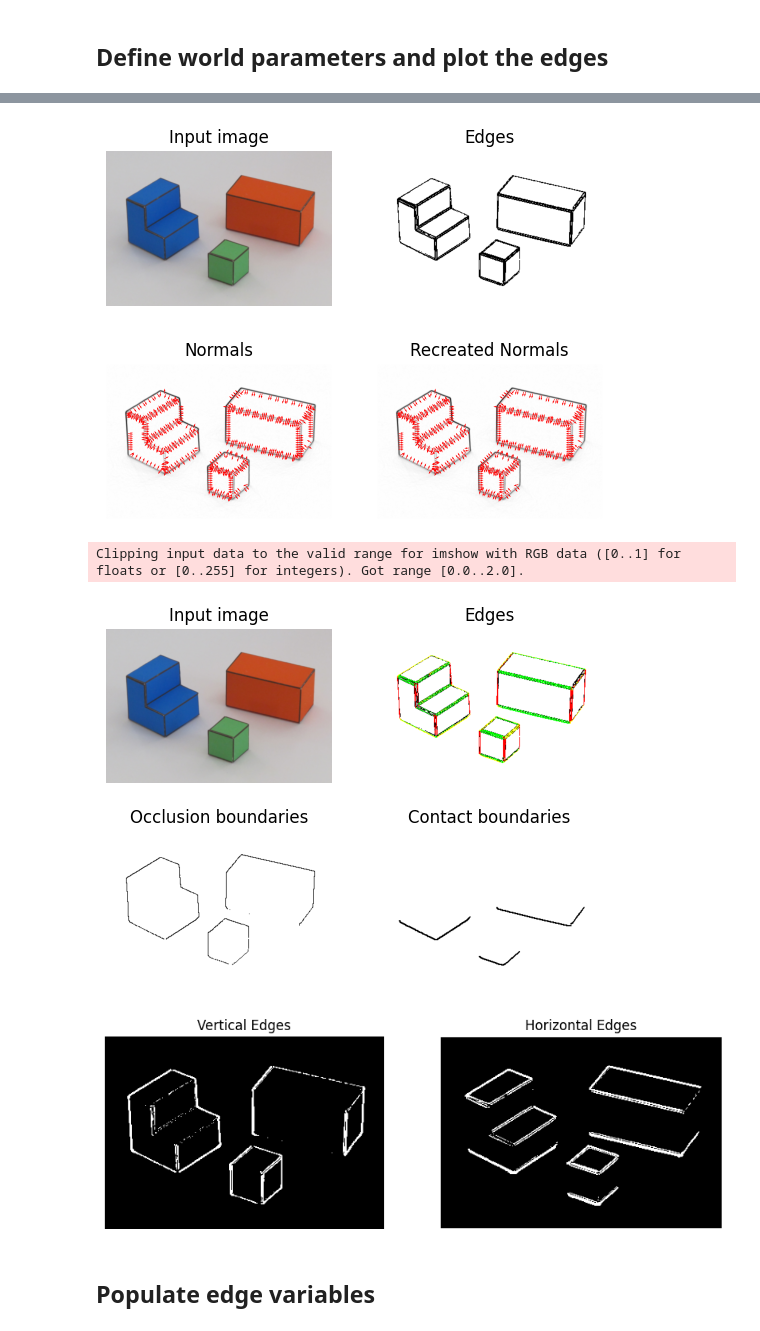
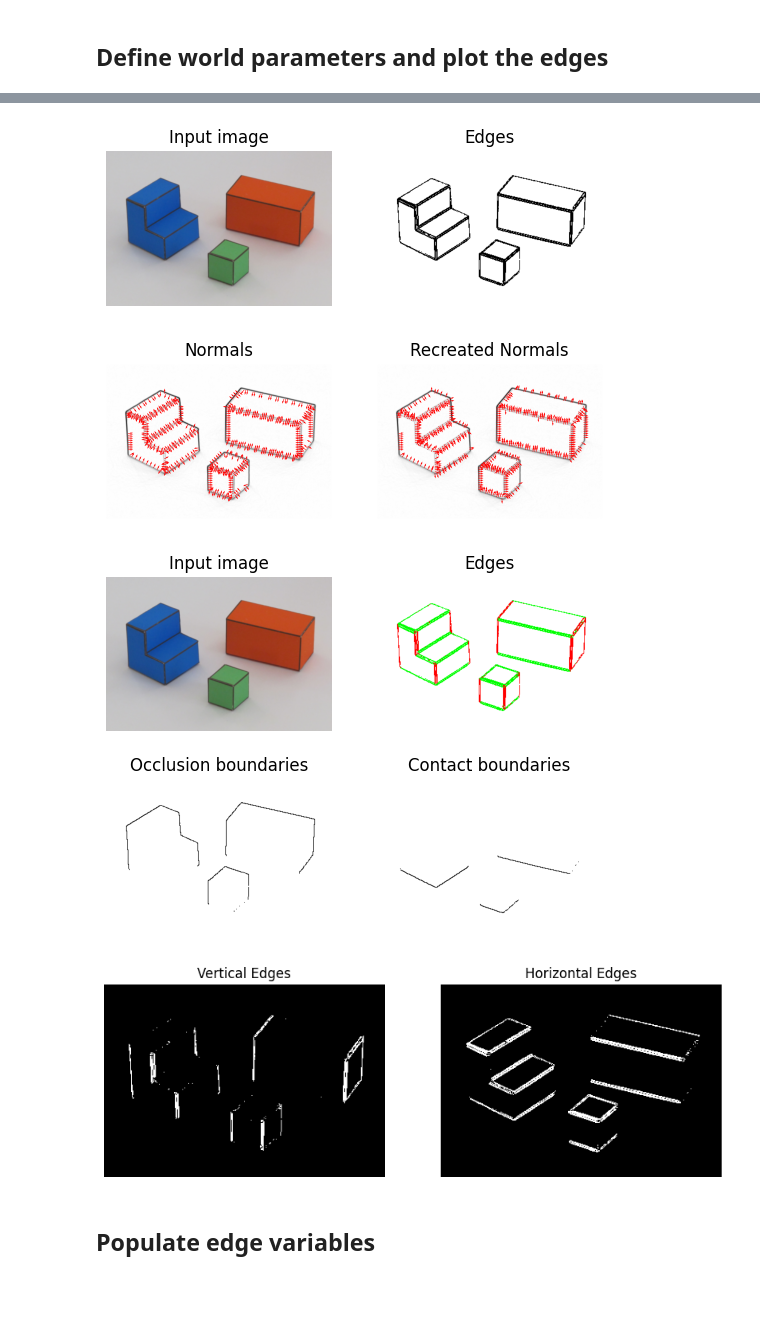
Before and after one commit to MariaChrysafis/Schoolwork, a Jupyter notebook: 6.S058/pset1/pset1_2025.ipynb, the cells around one changed output, grey strips where cells are left out. Drawn from its saved outputs; the diff is of its cells as text; code cells hidden in the pictures; blank space fills up the shorter version.

```diff
--- a/6.S058/pset1/pset1_2025.ipynb
+++ b/6.S058/pset1/pset1_2025.ipynb
@@ -107,10 +107,20 @@ edges = edges * foreground
 ### COMPLETE THE CODE BELOW (TODOs) AND COPY IT INTO YOUR REPORT ###
 ####################################################################
 pi = math.pi
-edge_orientation = np.arctan2(dmdy, dmdx) #TODO
-threshold = 60  # Adjust based on image contrast
-vertical_edges = np.abs(conv2d(m, np.array([[-1, 0, 1], [-2, 0, 2], [-1, 0, 1]], dtype=np.float32), 'same')) > threshold
-horizontal_edges = np.abs(conv2d(m, np.array([[-1, -2, -1], [0, 0, 0], [1, 2, 1]], dtype=np.float32), 'same')) > threshold
+edge_orientation = np.arctan(dmdy/dmdx) # for vertical edge, edge orientation is pi/2
+# threshold = 15  # Adjust based on image contrast
+sobelx = np.array([[-1, 0, 1], [-2, 0, 2], [-1, 0, 1]])
+sobely = np.array([[-1, -2, -1], [0, 0, 0], [1, 2, 1]])
+Gx = np.array(sobelx, dtype=np.float32)  # Sobel filter for x-gradient
+Gy = np.array(sobely, dtype=np.float32)  # Sobel filter for y-gradient
+grad_x = conv2d(m, Gx, 'same')
+grad_y = conv2d(m, Gy, 'same')
+edge_magnitude = np.sqrt(grad_x**2 + grad_y**2)
+vertical_edges = (np.abs(edge_orientation) < pi / 10) & (edges == 1)
+
+# Define horizontal edges based on edge orientation (~0 or ~pi)
+horizontal_edges = edges * (1 - vertical_edges)
+
 
 ####################################################################
 ###################### STOP COPYING HERE ###########################
@@ -192,37 +202,36 @@ plt.axis('off')
 plt.title('Occlusion boundaries')
 
 plt.subplot(2,2,4)
 plt.imshow(1-contact_edges, cmap='gray')
 plt.axis('off')
 plt.title('Contact boundaries')
 
 ## MY CODE
 plt.figure(figsize=(10, 5))
 
 plt.subplot(1, 2, 1)
 plt.imshow(vertical_edges, cmap='gray')
 plt.axis('off')
 plt.title('Vertical Edges')
 
 plt.subplot(1, 2, 2)
 plt.imshow(horizontal_edges, cmap='gray')
 plt.axis('off')
 plt.title('Horizontal Edges')
 
 plt.show()
 # %% [output]
 ground (256, 373) [[1. 1. 1. ... 1. 1. 1.]
  [1. 1. 1. ... 1. 1. 1.]
  [1. 1. 1. ... 1. 1. 1.]
  ...
  [1. 1. 1. ... 1. 1. 1.]
  [1. 1. 1. ... 1. 1. 1.]
  [1. 1. 1. ... 1. 1. 1.]]
 [figure]
-[figure, old version]
+[figure, new version]
-Clipping input data to the valid range for imshow with RGB data ([0..1] for floats or [0..255] for integers). Got range [0.0..2.0].
-[figure, old version]
+[figure, new version]
-[figure, old version]
+[figure, new version]
 # %% [markdown]
 ## Populate edge variables
 # %%
```
Also changed, not shown: parts of 2 cells of this notebook.
